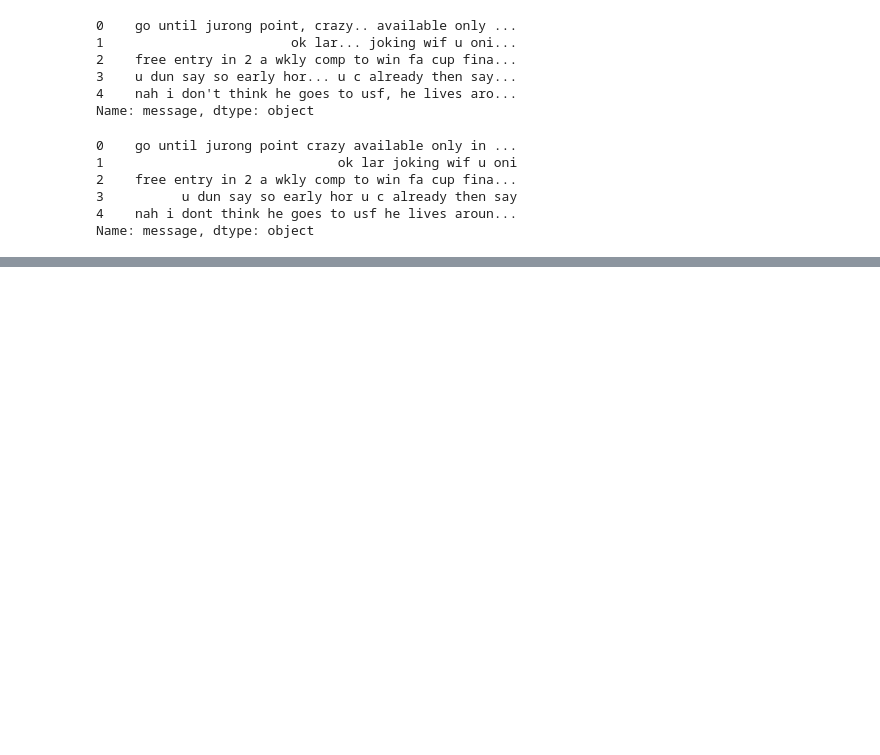
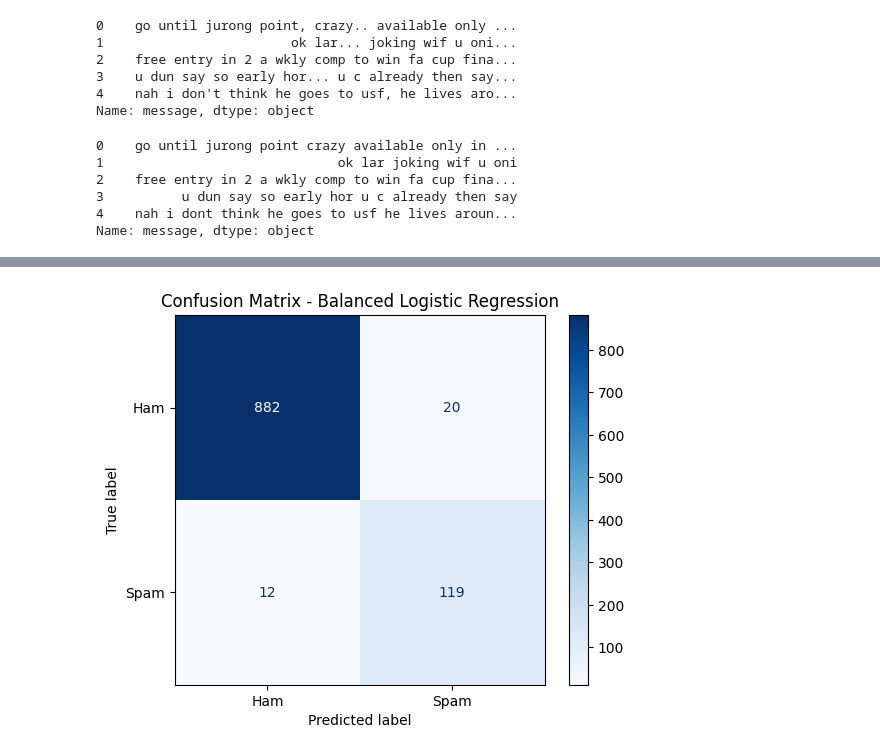
Before and after one commit to AnweshaS25/AI_Research_Tool, a Jupyter notebook: sms-dataset.ipynb, the cells around one changed output, grey strips where cells are left out. Saved outputs shown, nothing was run; the diff lists cells and outputs as text; code cells hidden in the pictures; blank space fills up the shorter version.

```diff
--- a/sms-dataset.ipynb
+++ b/sms-dataset.ipynb
@@ -220,0 +503,19 @@ Name: message, dtype: object
+# %%
+from sklearn.metrics import ConfusionMatrixDisplay
+import matplotlib.pyplot as plt
+
+# Create and display the confusion matrix for the balanced model
+ConfusionMatrixDisplay.from_predictions(
+    y_test,
+    y_pred_balanced,
+    display_labels=['Ham', 'Spam'],
+    cmap='Blues'
+)
+
+# Add a title
+plt.title("Confusion Matrix - Balanced Logistic Regression")
+
+# Display the plot
+plt.show()
+# %% [output]
+[figure, added]
```
Also changed, not shown: parts of 30 cells of this notebook.
